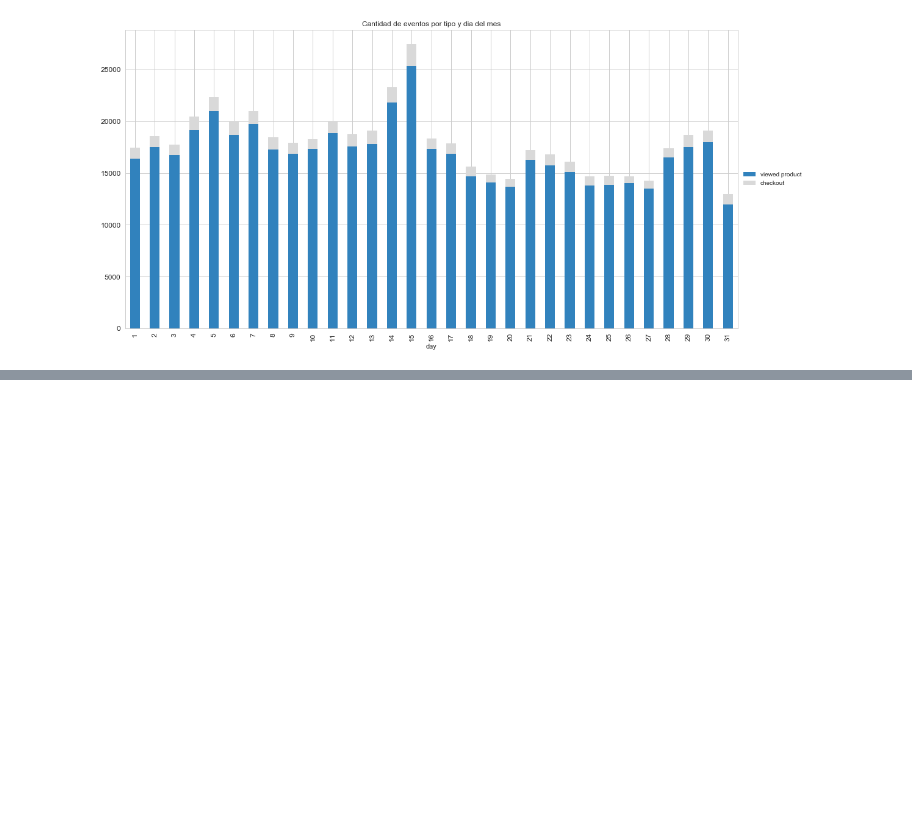
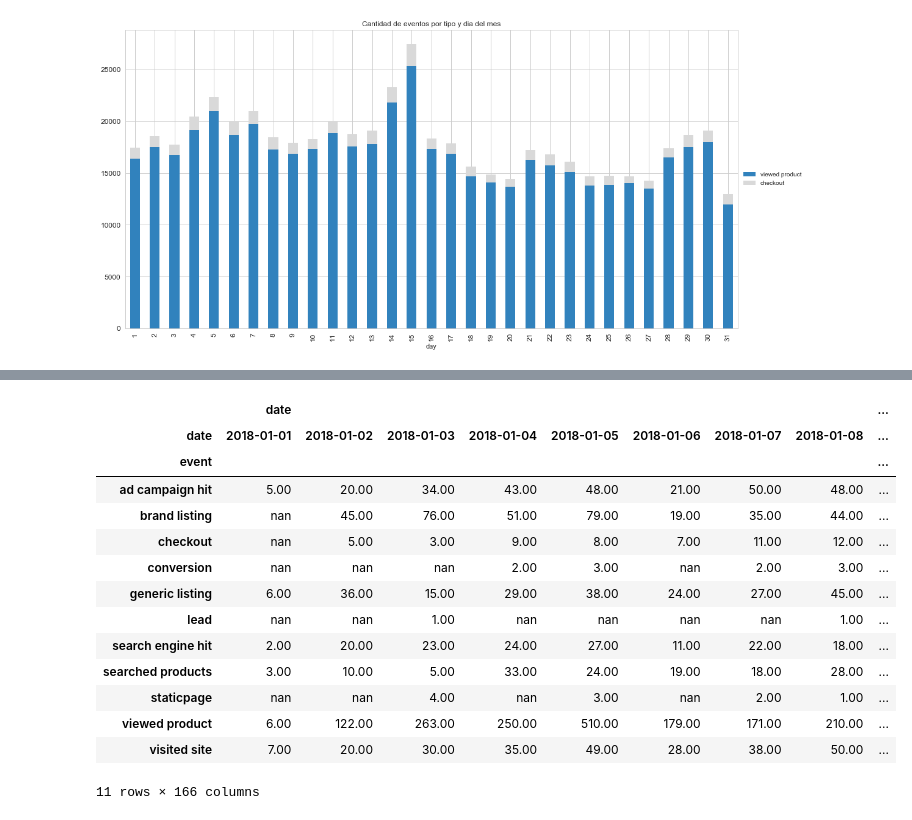
Before and after one commit to jowisaidman/tp1_analisis_exploratorio, a Jupyter notebook: Notebooks/Mateo/date.ipynb, the cells around one changed output, grey strips where cells are left out. Saved outputs shown, nothing was run; the diff lists cells and outputs as text; code cells hidden in the pictures; blank space fills up the shorter version.

```diff
--- a/Notebooks/Mateo/date.ipynb
+++ b/Notebooks/Mateo/date.ipynb
@@ -191,0 +212,19 @@ plt.show()
+# %%
+per_event_and_date = events.groupby(['event','date']).agg({'date':'count'}).unstack()
+per_event_and_date
+# %% [output]
+|  | date |  |  |  |  |  |  |  | ... |
+| date | 2018-01-01 | 2018-01-02 | 2018-01-03 | 2018-01-04 | 2018-01-05 | 2018-01-06 | 2018-01-07 | 2018-01-08 | ... |
+| event |  |  |  |  |  |  |  |  | ... |
+| ad campaign hit | 5.00 | 20.00 | 34.00 | 43.00 | 48.00 | 21.00 | 50.00 | 48.00 | ... |
+| brand listing | nan | 45.00 | 76.00 | 51.00 | 79.00 | 19.00 | 35.00 | 44.00 | ... |
+| checkout | nan | 5.00 | 3.00 | 9.00 | 8.00 | 7.00 | 11.00 | 12.00 | ... |
+| conversion | nan | nan | nan | 2.00 | 3.00 | nan | 2.00 | 3.00 | ... |
+| generic listing | 6.00 | 36.00 | 15.00 | 29.00 | 38.00 | 24.00 | 27.00 | 45.00 | ... |
+| lead | nan | nan | 1.00 | nan | nan | nan | nan | 1.00 | ... |
+| search engine hit | 2.00 | 20.00 | 23.00 | 24.00 | 27.00 | 11.00 | 22.00 | 18.00 | ... |
+| searched products | 3.00 | 10.00 | 5.00 | 33.00 | 24.00 | 19.00 | 18.00 | 28.00 | ... |
+| staticpage | nan | nan | 4.00 | nan | 3.00 | nan | 2.00 | 1.00 | ... |
+| viewed product | 6.00 | 122.00 | 263.00 | 250.00 | 510.00 | 179.00 | 171.00 | 210.00 | ... |
+| visited site | 7.00 | 20.00 | 30.00 | 35.00 | 49.00 | 28.00 | 38.00 | 50.00 | ... |
+11 rows × 166 columns
```
Also changed, not shown: parts of 5 cells of this notebook.
